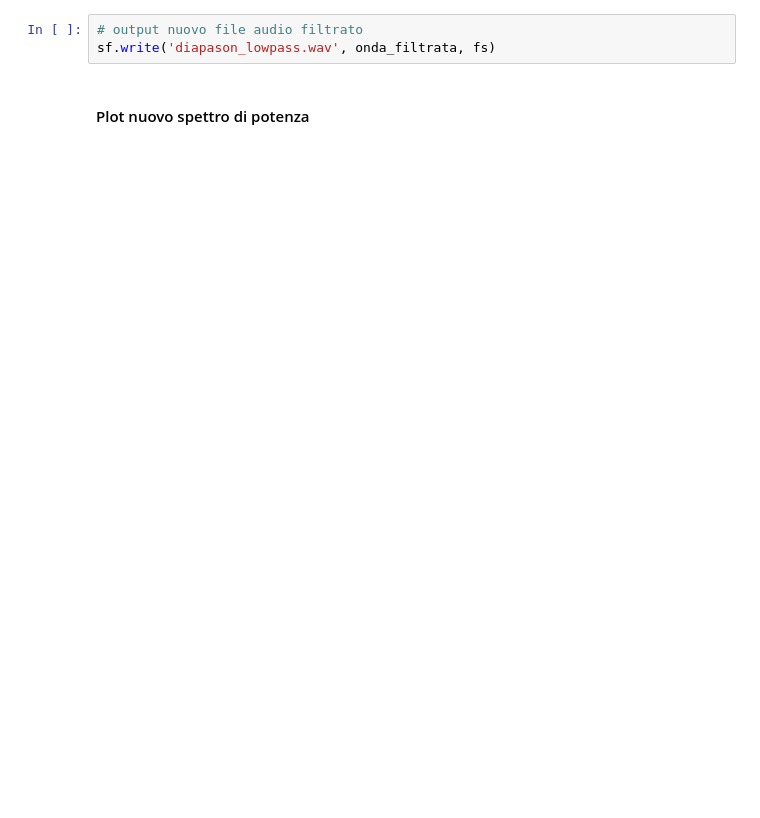
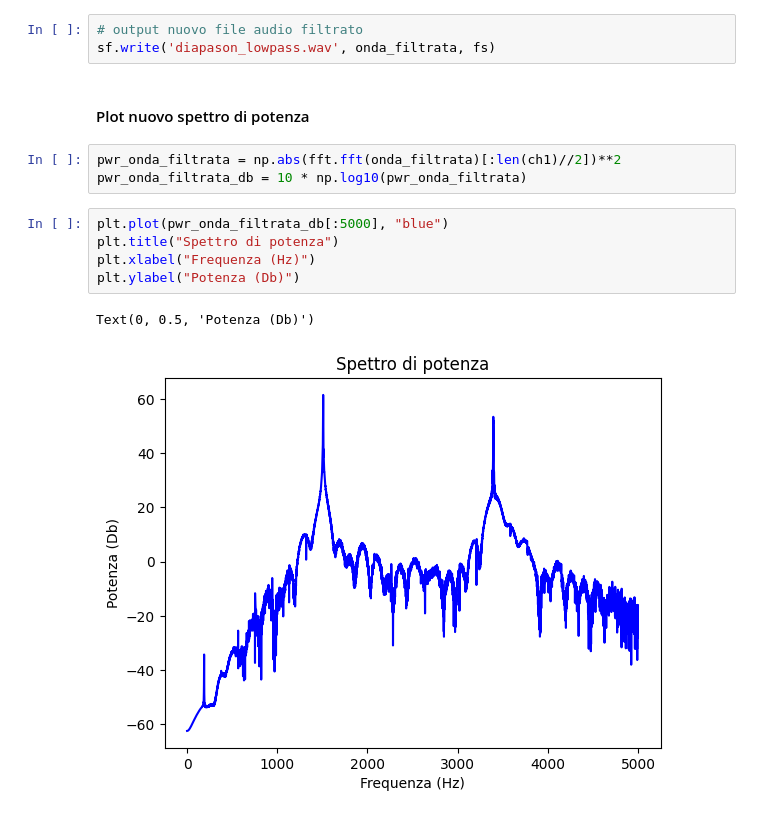
Before and after one commit to Meuritz/SESI, a Jupyter notebook: Esercitazione Sistemi e Sensori CODICI/4 - Garage Band/Garage.ipynb, the cells around one changed output. Drawn from its saved outputs; the diff is of its cells as text; blank space fills up the shorter version.

```diff
--- a/Esercitazione Sistemi e Sensori CODICI/4 - Garage Band/Garage.ipynb
+++ b/Esercitazione Sistemi e Sensori CODICI/4 - Garage Band/Garage.ipynb
@@ -165,3 +174,14 @@ Text(0, 0.5, 'Ampiezza')
 sf.write('diapason_lowpass.wav', onda_filtrata, fs)
 # %% [markdown]
 #### Plot nuovo spettro di potenza
+# %%
+pwr_onda_filtrata = np.abs(fft.fft(onda_filtrata)[:len(ch1)//2])**2
+pwr_onda_filtrata_db = 10 * np.log10(pwr_onda_filtrata)
+# %%
+plt.plot(pwr_onda_filtrata_db[:5000], "blue")
+plt.title("Spettro di potenza")
+plt.xlabel("Frequenza (Hz)")
+plt.ylabel("Potenza (Db)")
+# %% [output]
+Text(0, 0.5, 'Potenza (Db)')
+[figure, added]
```
Also changed, not shown: parts of 7 cells of this notebook, 1 other file.
